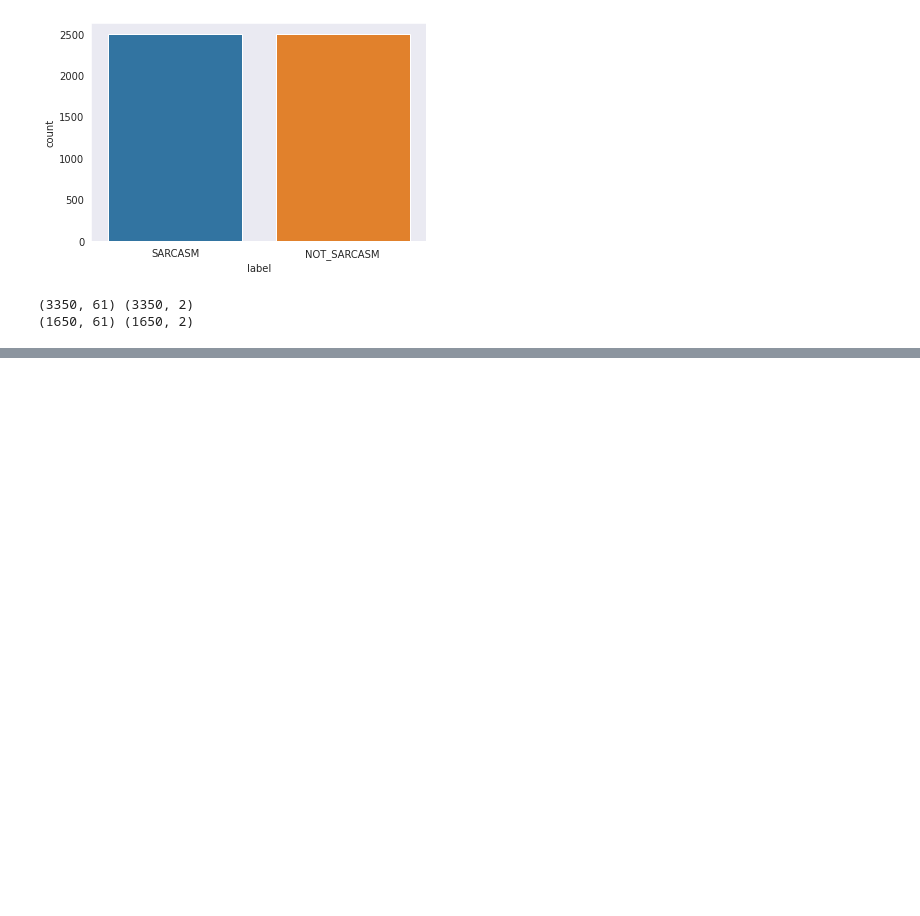
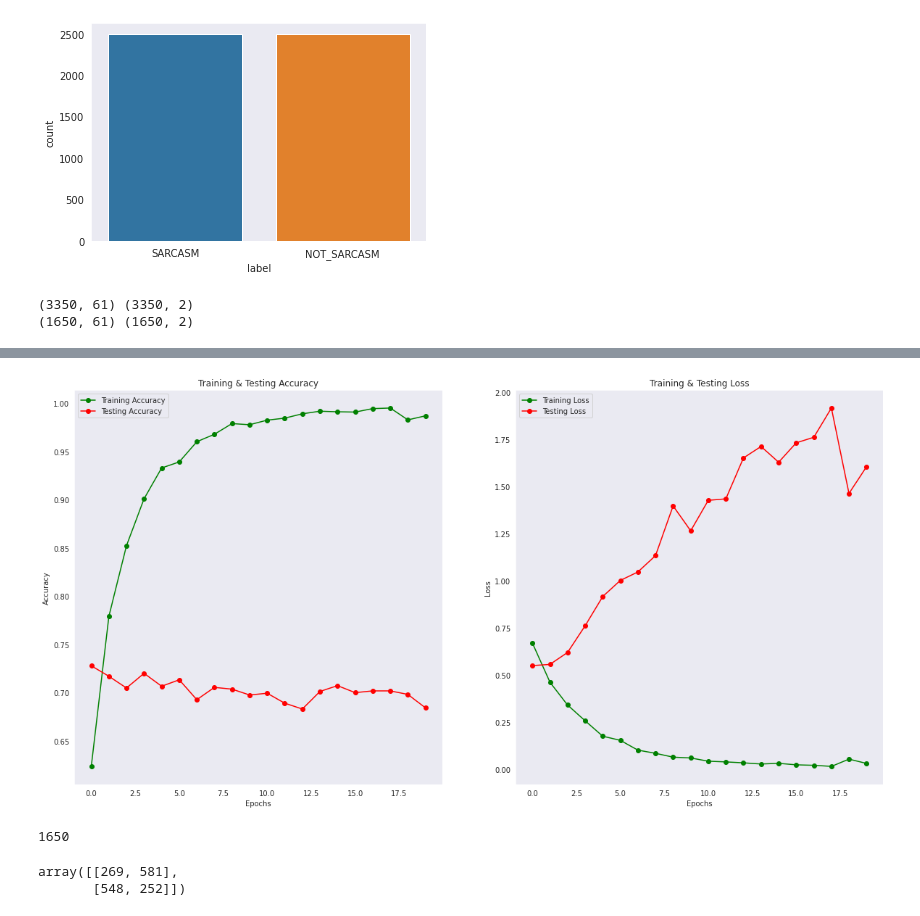
Before and after one commit to ShivaniGawande/DLFinalProject_Fall22, a Jupyter notebook: RNN_LSTM_approach.ipynb, the cells around one changed output, grey strips where cells are left out. Saved outputs shown, nothing was run; the diff lists cells and outputs as text; code cells hidden in the pictures; blank space fills up the shorter version.

```diff
--- a/RNN_LSTM_approach.ipynb
+++ b/RNN_LSTM_approach.ipynb
@@ -93,6 +91,9 @@ df2 = df['response'].copy()
 tokenizer.fit_on_texts(df2.values)
 X = tokenizer.texts_to_sequences(df2.values)
 X = pad_sequences(X)
+# %%
+label_mapping = {'SARCASM': 1, 'NOT_SARCASM': 0}
+df['label'] = df['label'].map(label_mapping)
 # %%
 Y = pd.get_dummies(df['label']).values
 X_train, X_test, Y_train, Y_test = train_test_split(X,Y, test_size = 0.33, random_state = 42)
@@ -110,5 +111,5 @@ model.add(Embedding(max_fatures, embed_dim,input_length = X.shape[1]))
 model.add(SpatialDropout1D(0.4))
 model.add(LSTM(lstm_out, dropout=0.2, recurrent_dropout=0.2))
 model.add(Dense(2,activation='softmax'))
-model.compile(loss = 'categorical_crossentropy', optimizer='adam',metrics = ['accuracy'])
+model.compile(optimizer=keras.optimizers.Adam(lr = 0.01), loss='binary_crossentropy', metrics=['acc'])
 # %% [output]
@@ -116,5 +138,5 @@ WARNING:tensorflow:Layer lstm_1 will not use cuDNN kernels since it doesn't meet
 # %%
-batch_size = 32
-history = model.fit(X_train, Y_train, epochs = 20, batch_size=batch_size, verbose = 2)
+batch_size = 128
+history = model.fit(X_train, Y_train, epochs = 20, batch_size=batch_size, validation_data = (X_test,Y_test), verbose = 2)
 # %% [output]
 Epoch 1/20
@@ -258,0 +167,33 @@ Non-sarcastic
+# %%
+epochs = [i for i in range(20)]
+fig , ax = plt.subplots(1,2)
+train_acc = history.history['acc']
+train_loss = history.history['loss']
+val_acc = history.history['val_acc']
+val_loss = history.history['val_loss']
+fig.set_size_inches(20,10)
+
+ax[0].plot(epochs , train_acc , 'go-' , label = 'Training Accuracy')
+ax[0].plot(epochs , val_acc , 'ro-' , label = 'Testing Accuracy')
+ax[0].set_title('Training & Testing Accuracy')
+ax[0].legend()
+ax[0].set_xlabel("Epochs")
+ax[0].set_ylabel("Accuracy")
+
+ax[1].plot(epochs , train_loss , 'go-' , label = 'Training Loss')
+ax[1].plot(epochs , val_loss , 'ro-' , label = 'Testing Loss')
+ax[1].set_title('Training & Testing Loss')
+ax[1].legend()
+ax[1].set_xlabel("Epochs")
+ax[1].set_ylabel("Loss")
+plt.show()
+# %% [output]
+[figure, added]
+# %%
+y_test = []
+for i in range(len(Y_test)):
+    y_test.append(Y_test[i][0])
+
+len(y_test)
+# %% [output]
+1650
@@ -258,0 +203,6 @@ Non-sarcastic
+# %%
+cm = confusion_matrix(y_test,y_pred)
+cm
+# %% [output]
+array([[269, 581],
+       [548, 252]])
```
Also changed, not shown: parts of 14 cells of this notebook.
